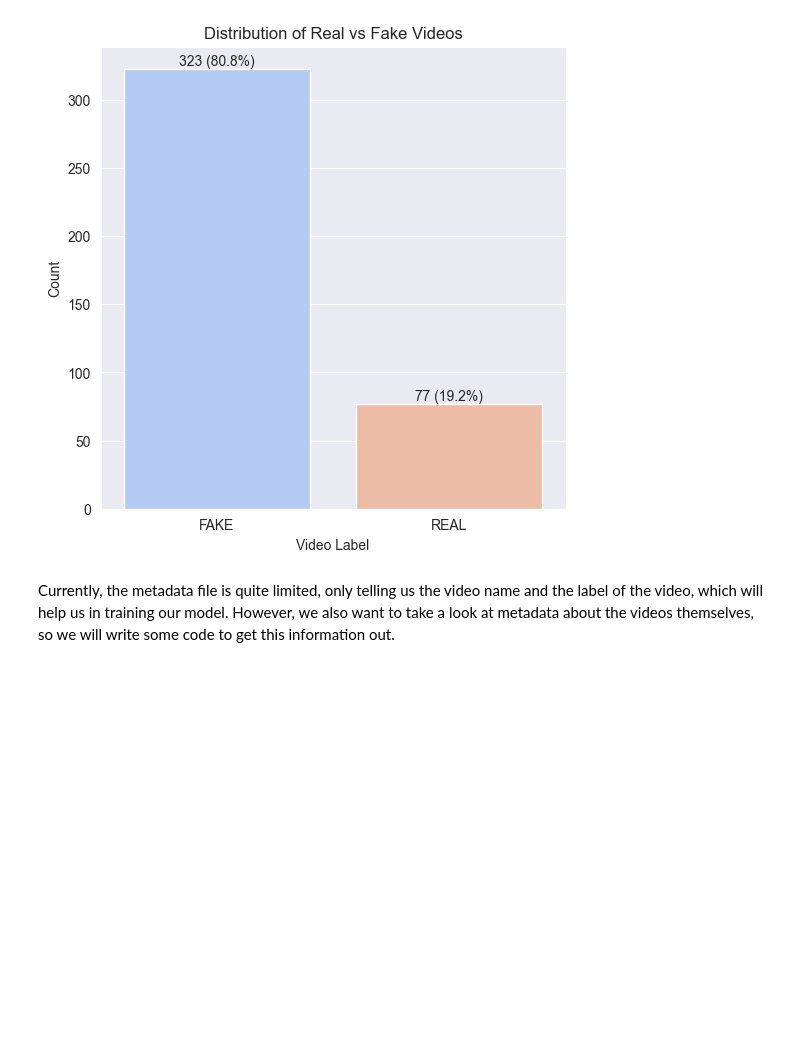
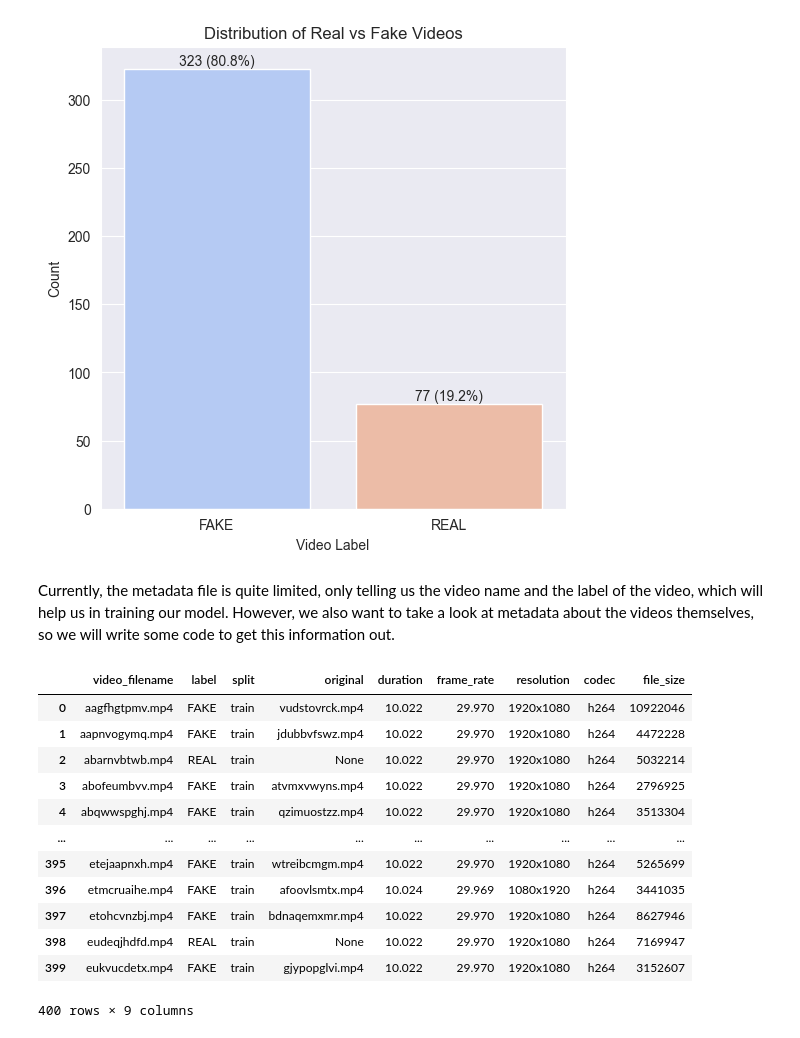
Before and after one commit to wilsonwid/dsa4266-project, a Jupyter notebook: src/jh-eda.ipynb, the cells around one changed output. Drawn from its saved outputs; the diff is of its cells as text; code cells hidden in the pictures; blank space fills up the shorter version.

```diff
--- a/src/jh-eda.ipynb
+++ b/src/jh-eda.ipynb
@@ -85,0 +132,18 @@ Currently, the metadata file is quite limited, only telling us the video name an
+# %%
+train_video_path = '../data/train_sample_videos'
+train_metadata_df = get_all_videos_metadata(train_metadata_df, train_video_path)
+train_metadata_df
+# %% [output]
+|  | video_filename | label | split | original | duration | frame_rate | resolution | codec | file_size |
+| 0 | aagfhgtpmv.mp4 | FAKE | train | vudstovrck.mp4 | 10.022 | 29.970 | 1920x1080 | h264 | 10922046 |
+| 1 | aapnvogymq.mp4 | FAKE | train | jdubbvfswz.mp4 | 10.022 | 29.970 | 1920x1080 | h264 | 4472228 |
+| 2 | abarnvbtwb.mp4 | REAL | train | None | 10.022 | 29.970 | 1920x1080 | h264 | 5032214 |
+| 3 | abofeumbvv.mp4 | FAKE | train | atvmxvwyns.mp4 | 10.022 | 29.970 | 1920x1080 | h264 | 2796925 |
+| 4 | abqwwspghj.mp4 | FAKE | train | qzimuostzz.mp4 | 10.022 | 29.970 | 1920x1080 | h264 | 3513304 |
+| ... | ... | ... | ... | ... | ... | ... | ... | ... | ... |
+| 395 | etejaapnxh.mp4 | FAKE | train | wtreibcmgm.mp4 | 10.022 | 29.970 | 1920x1080 | h264 | 5265699 |
+| 396 | etmcruaihe.mp4 | FAKE | train | afoovlsmtx.mp4 | 10.024 | 29.969 | 1080x1920 | h264 | 3441035 |
+| 397 | etohcvnzbj.mp4 | FAKE | train | bdnaqemxmr.mp4 | 10.022 | 29.970 | 1920x1080 | h264 | 8627946 |
+| 398 | eudeqjhdfd.mp4 | REAL | train | None | 10.022 | 29.970 | 1920x1080 | h264 | 7169947 |
+| 399 | eukvucdetx.mp4 | FAKE | train | gjypopglvi.mp4 | 10.022 | 29.970 | 1920x1080 | h264 | 3152607 |
+400 rows × 9 columns
```
Also changed, not shown: parts of 4 cells of this notebook, 2 other files.
